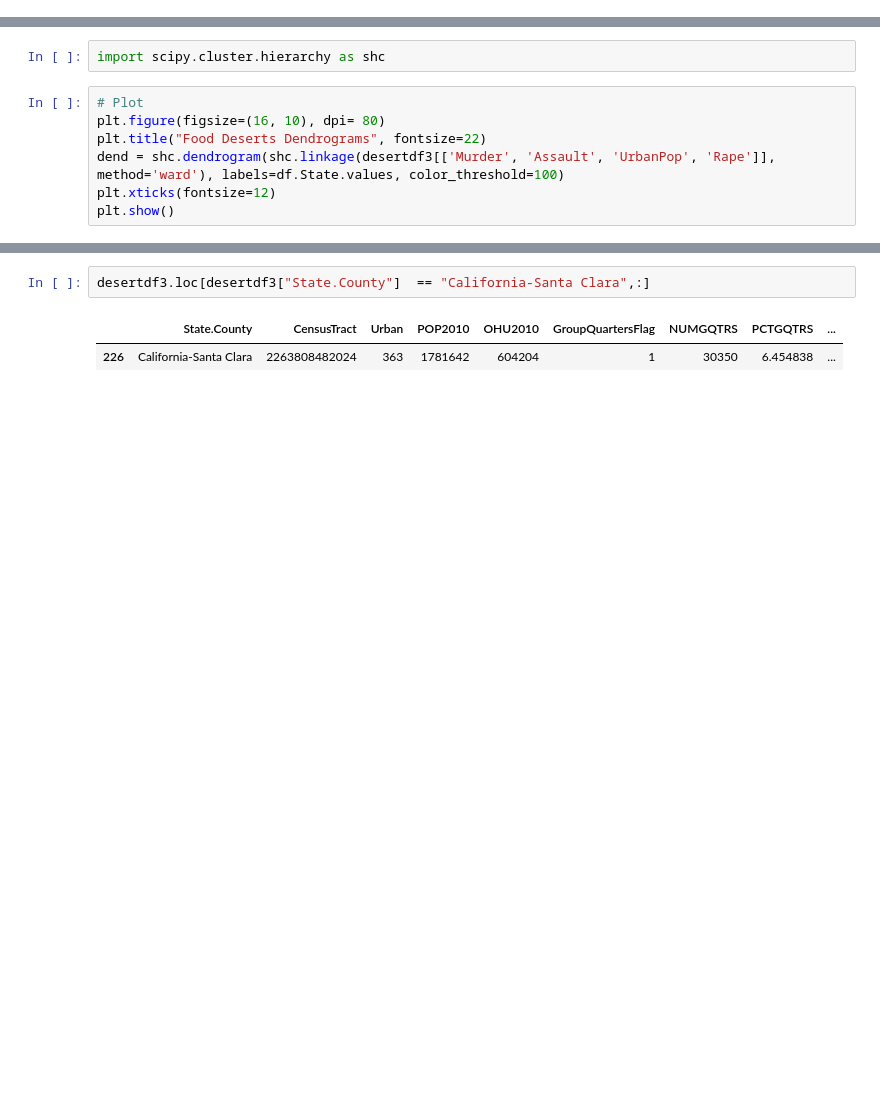
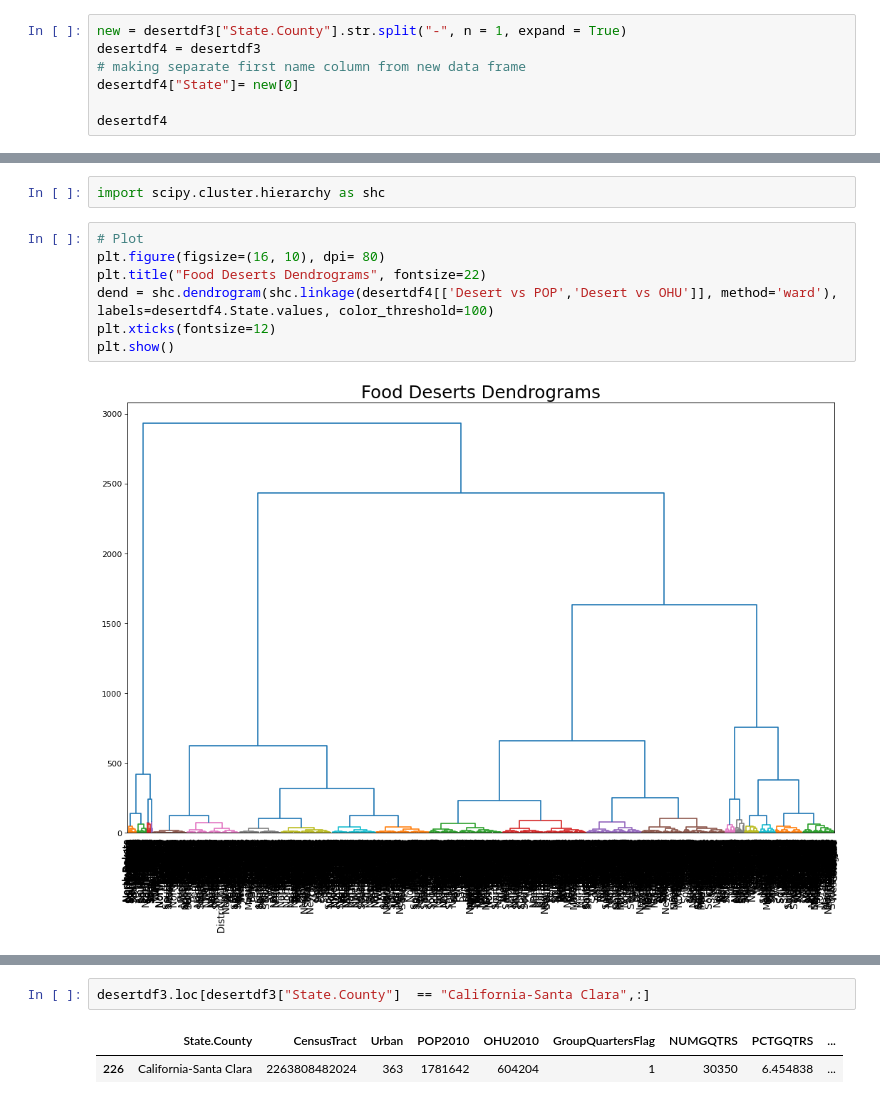
Before and after one commit to priyamittal96/project_1, a Jupyter notebook: Sun9pm notebooks/Priya22.ipynb, the cells around one changed output, grey strips where cells are left out. Drawn from its saved outputs; the diff is of its cells as text; blank space fills up the shorter version.

Commit message:
some new plots

```diff
--- a/Sun9pm notebooks/Priya22.ipynb
+++ b/Sun9pm notebooks/Priya22.ipynb
@@ -139,3 +139,10 @@ desertdf3
 
 # Import Data
 df = pd.read_csv('https://raw.githubusercontent.com/selva86/datasets/master/USArrests.csv')
+# %%
+new = desertdf3["State.County"].str.split("-", n = 1, expand = True)
+desertdf4 = desertdf3
+# making separate first name column from new data frame
+desertdf4["State"]= new[0]
+
+desertdf4
@@ -144,7 +165,9 @@ import scipy.cluster.hierarchy as shc
 # %%
 # Plot
 plt.figure(figsize=(16, 10), dpi= 80)
 plt.title("Food Deserts Dendrograms", fontsize=22)
-dend = shc.dendrogram(shc.linkage(desertdf3[['Murder', 'Assault', 'UrbanPop', 'Rape']], method='ward'), labels=df.State.values, color_threshold=100)
+dend = shc.dendrogram(shc.linkage(desertdf4[['Desert vs POP','Desert vs OHU']], method='ward'), labels=desertdf4.State.values, color_threshold=100)
 plt.xticks(fontsize=12)
 plt.show()
+# %% [output]
+[figure, added]
```
Also changed, not shown: parts of 10 cells of this notebook, 2 other files.
